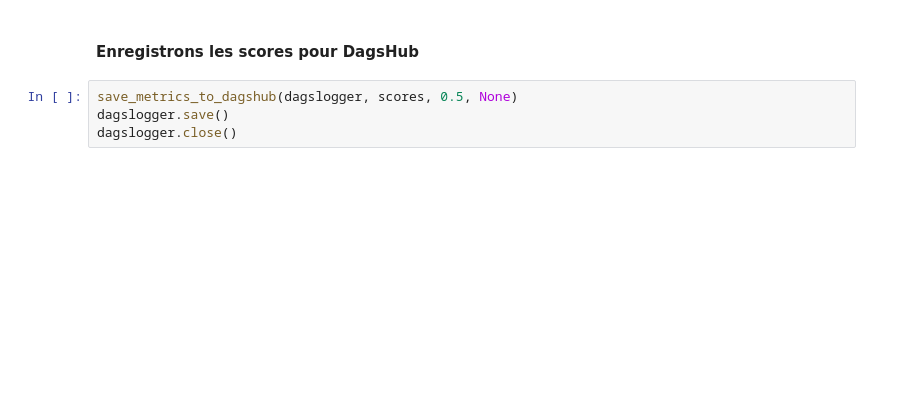
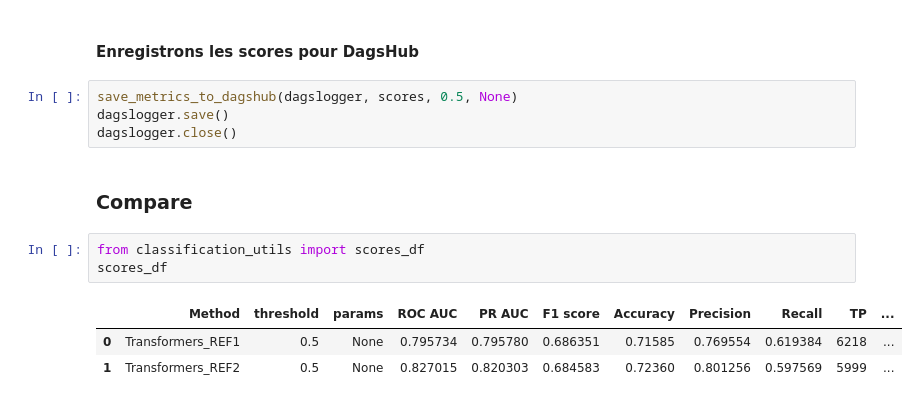
Before and after one commit to Valkea/OC_AI_07, a Jupyter notebook: 07_Classification_Transformers.ipynb, the cells around one changed output. Drawn from its saved outputs; the diff is of its cells as text; blank space fills up the shorter version.

Commit message:
experiment: 100K trainings | Transformers REF2

```diff
--- a/07_Classification_Transformers.ipynb
+++ b/07_Classification_Transformers.ipynb
@@ -469,3 +540,12 @@ scores = get_scores(
 save_metrics_to_dagshub(dagslogger, scores, 0.5, None)
 dagslogger.save()
 dagslogger.close()
+# %% [markdown]
+### Compare
+# %%
+from classification_utils import scores_df
+scores_df
+# %% [output]
+|  | Method | threshold | params | ROC AUC | PR AUC | F1 score | Accuracy | Precision | Recall | TP | ... |
+| 0 | Transformers_REF1 | 0.5 | None | 0.795734 | 0.795780 | 0.686351 | 0.71585 | 0.769554 | 0.619384 | 6218 | ... |
+| 1 | Transformers_REF2 | 0.5 | None | 0.827015 | 0.820303 | 0.684583 | 0.72360 | 0.801256 | 0.597569 | 5999 | ... |
```
Also changed, not shown: parts of 9 cells of this notebook, 3 other files.
